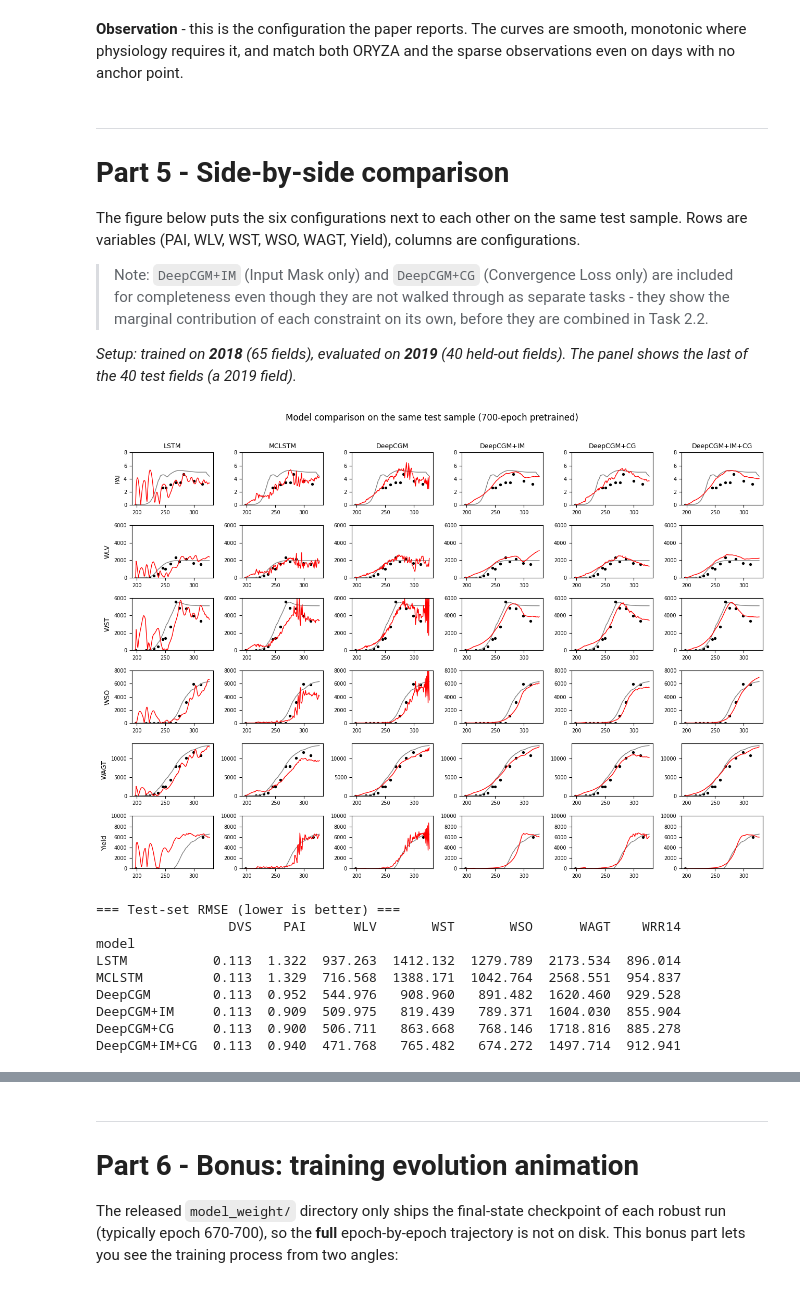
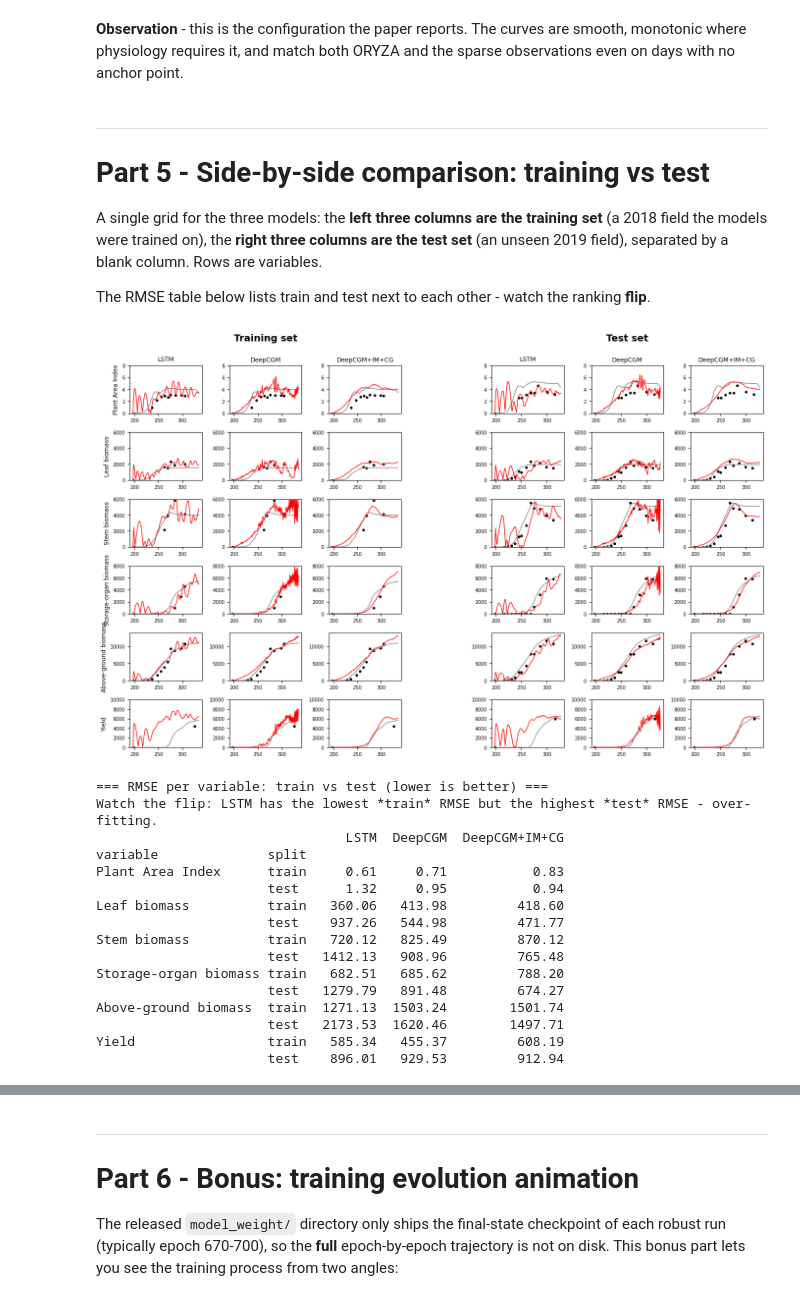
Before and after one commit to flydephone/DeepCGM_tutorial, a Jupyter notebook: Tutorial_DeepCGM_v2.ipynb, the cells around one changed output, grey strips where cells are left out. Drawn from its saved outputs; the diff is of its cells as text; code cells hidden in the pictures.

```diff
--- a/Tutorial_DeepCGM_v2.ipynb
+++ b/Tutorial_DeepCGM_v2.ipynb
@@ -129,8 +89,10 @@ tra_loader, tes_loader, n_tra, n_tes = helper.split_and_load(
 )
 print(f"Train samples: {n_tra:3d}  |  test samples: {n_tes:3d}")
 
-pretrained_predictions = helper.load_all_pretrained(
-    tes_loader, max_min, tra_year=TRA_YEAR, seed=SEED
-)
+MODELS = ["LSTM", "DeepCGM", "DeepCGM+IM+CG"]   # the three configurations used in this notebook
+
+# predictions on BOTH splits (Tasks use the training set; Part 5 contrasts train vs test)
+pretrained_predictions     = helper.load_all_pretrained(tra_loader, max_min, tra_year=TRA_YEAR, seed=SEED, tags=MODELS)
+pretrained_predictions_tes = helper.load_all_pretrained(tes_loader, max_min, tra_year=TRA_YEAR, seed=SEED, tags=MODELS)
 # %% [output]
 Train samples:  65  |  test samples:  40
@@ -288,27 +221,32 @@ RMSE for each variable (lower is better):
 **Observation** - this is the configuration the paper reports. The curves are smooth, monotonic where physiology requires it, and match both ORYZA and the sparse observations even on days with no anchor point.
 # %% [markdown]
 ---
-# Part 5 - Side-by-side comparison
+# Part 5 - Side-by-side comparison: training vs test
 
-The figure below puts the six configurations next to each other on the same test sample. Rows are variables (PAI, WLV, WST, WSO, WAGT, Yield), columns are configurations.
+A single grid for the three models: the **left three columns are the training set** (a 2018 field the models were trained on), the **right three columns are the test set** (an unseen 2019 field), separated by a blank column. Rows are variables.
 
-> Note: `DeepCGM+IM` (Input Mask only) and `DeepCGM+CG` (Convergence Loss only) are included for completeness even though they are not walked through as separate tasks - they show the marginal contribution of each constraint on its own, before they are combined in Task 2.2.
-
-*Setup: trained on **2018** (65 fields), evaluated on **2019** (40 held-out fields). The panel shows the last of the 40 test fields (a 2019 field).*
+The RMSE table below lists train and test next to each other - watch the ranking **flip**.
 # %%
-helper.compare_models(pretrained_predictions)
+helper.compare_train_test(pretrained_predictions, pretrained_predictions_tes, tags=MODELS)
 # %% [output]
-[figure, old version]
+[figure, new version]
 # %%
-df_rmse = helper.rmse_table(pretrained_predictions)
+df_rmse = helper.rmse_train_test_table(pretrained_predictions, pretrained_predictions_tes, tags=MODELS)
 # %% [output]
-=== Test-set RMSE (lower is better) ===
-                 DVS    PAI      WLV       WST       WSO      WAGT    WRR14
-model
-LSTM           0.113  1.322  937.263  1412.132  1279.789  2173.534  896.014
-MCLSTM         0.113  1.329  716.568  1388.171  1042.764  2568.551  954.837
-DeepCGM        0.113  0.952  544.976   908.960   891.482  1620.460  929.528
-DeepCGM+IM     0.113  0.909  509.975   819.439   789.371  1604.030  855.904
-DeepCGM+CG     0.113  0.900  506.711   863.668   768.146  1718.816  885.278
-DeepCGM+IM+CG  0.113  0.940  471.768   765.482   674.272  1497.714  912.941
+=== RMSE per variable: train vs test (lower is better) ===
+Watch the flip: LSTM has the lowest *train* RMSE but the highest *test* RMSE - over-fitting.
+                                LSTM  DeepCGM  DeepCGM+IM+CG
+variable              split
+Plant Area Index      train     0.61     0.71           0.83
+                      test      1.32     0.95           0.94
+Leaf biomass          train   360.06   413.98         418.60
+                      test    937.26   544.98         471.77
+Stem biomass          train   720.12   825.49         870.12
+                      test   1412.13   908.96         765.48
+Storage-organ biomass train   682.51   685.62         788.20
+                      test   1279.79   891.48         674.27
+Above-ground biomass  train  1271.13  1503.24        1501.74
+                      test   2173.53  1620.46        1497.71
+Yield                 train   585.34   455.37         608.19
+                      test    896.01   929.53         912.94
 # %% [markdown]
```
Also changed, not shown: parts of 27 cells of this notebook.
